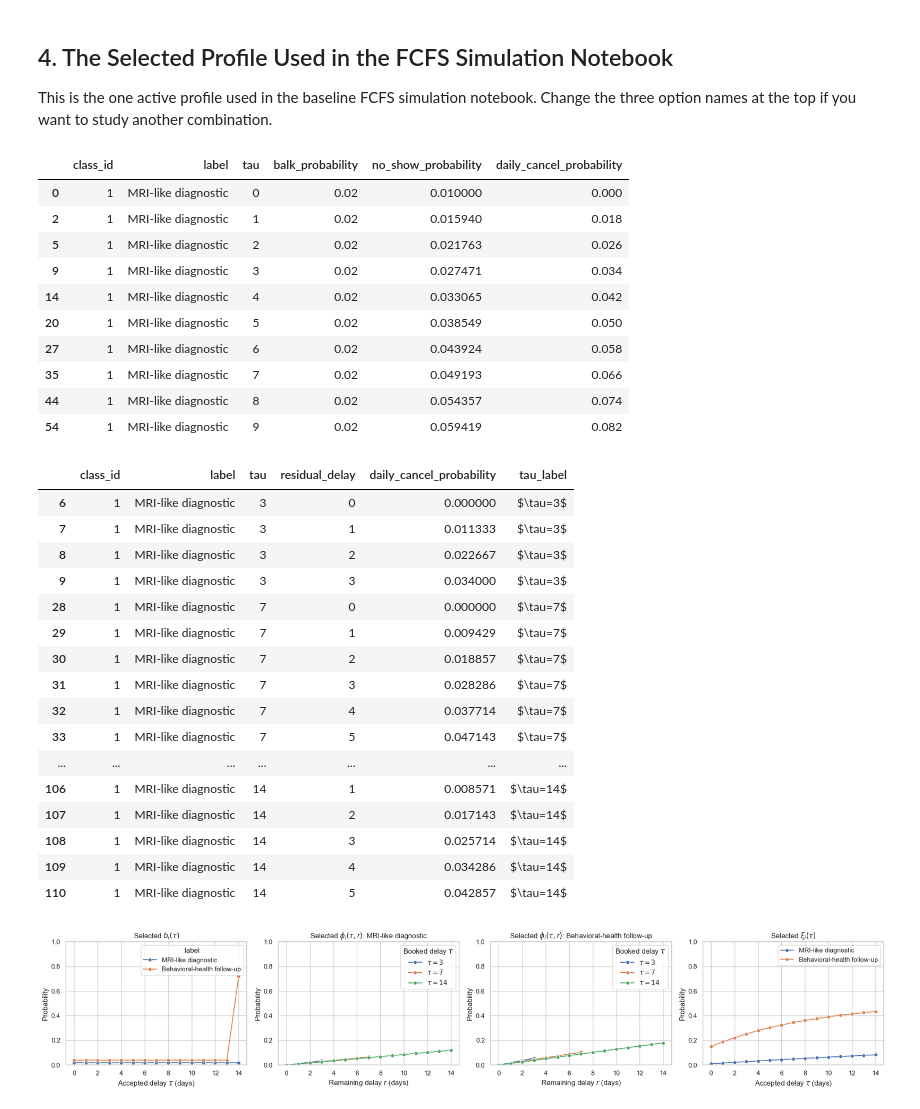
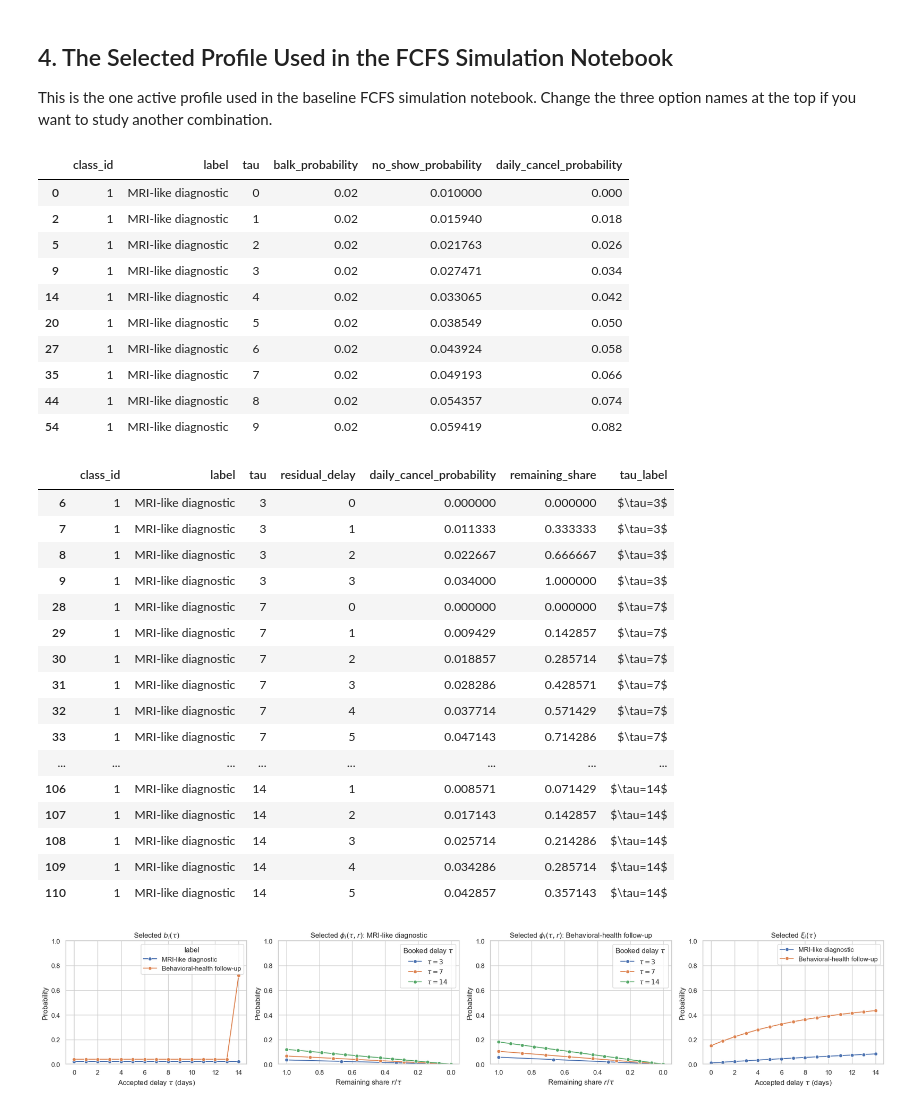
Before and after one commit to alexandre-sdd/research_cuimc_queuing, a Jupyter notebook: Notebooks/behavior_functions.ipynb, the cells around one changed output. Saved outputs shown, nothing was run; the diff lists cells and outputs as text; code cells hidden in the pictures.

Commit message:
docs: align behavior notebook cancellation plots

```diff
--- a/Notebooks/behavior_functions.ipynb
+++ b/Notebooks/behavior_functions.ipynb
@@ -270,6 +253,9 @@ SELECTED_CANCELLATION_SLICE = SELECTED_PROFILE.loc[
     SELECTED_PROFILE["tau"].isin(SELECTED_TAUS),
     ["class_id", "label", "tau", "residual_delay", "daily_cancel_probability"],
 ].copy()
+SELECTED_CANCELLATION_SLICE["remaining_share"] = (
+    SELECTED_CANCELLATION_SLICE["residual_delay"] / SELECTED_CANCELLATION_SLICE["tau"]
+)
 SELECTED_CANCELLATION_SLICE["tau_label"] = SELECTED_CANCELLATION_SLICE["tau"].map(
     lambda tau: rf"$\tau={tau}$"
 )
@@ -288,56 +274,57 @@ display(SELECTED_CANCELLATION_SLICE.head(18))
 | 35 | 1 | MRI-like diagnostic | 7 | 0.02 | 0.049193 | 0.066 |
 | 44 | 1 | MRI-like diagnostic | 8 | 0.02 | 0.054357 | 0.074 |
 | 54 | 1 | MRI-like diagnostic | 9 | 0.02 | 0.059419 | 0.082 |
-|  | class_id | label | tau | residual_delay | daily_cancel_probability | tau_label |
-| 6 | 1 | MRI-like diagnostic | 3 | 0 | 0.000000 | $\tau=3$ |
-| 7 | 1 | MRI-like diagnostic | 3 | 1 | 0.011333 | $\tau=3$ |
-| 8 | 1 | MRI-like diagnostic | 3 | 2 | 0.022667 | $\tau=3$ |
-| 9 | 1 | MRI-like diagnostic | 3 | 3 | 0.034000 | $\tau=3$ |
-| 28 | 1 | MRI-like diagnostic | 7 | 0 | 0.000000 | $\tau=7$ |
-| 29 | 1 | MRI-like diagnostic | 7 | 1 | 0.009429 | $\tau=7$ |
-| 30 | 1 | MRI-like diagnostic | 7 | 2 | 0.018857 | $\tau=7$ |
-| 31 | 1 | MRI-like diagnostic | 7 | 3 | 0.028286 | $\tau=7$ |
-| 32 | 1 | MRI-like diagnostic | 7 | 4 | 0.037714 | $\tau=7$ |
-| 33 | 1 | MRI-like diagnostic | 7 | 5 | 0.047143 | $\tau=7$ |
-| ... | ... | ... | ... | ... | ... | ... |
-| 106 | 1 | MRI-like diagnostic | 14 | 1 | 0.008571 | $\tau=14$ |
-| 107 | 1 | MRI-like diagnostic | 14 | 2 | 0.017143 | $\tau=14$ |
-| 108 | 1 | MRI-like diagnostic | 14 | 3 | 0.025714 | $\tau=14$ |
-| 109 | 1 | MRI-like diagnostic | 14 | 4 | 0.034286 | $\tau=14$ |
-| 110 | 1 | MRI-like diagnostic | 14 | 5 | 0.042857 | $\tau=14$ |
+|  | class_id | label | tau | residual_delay | daily_cancel_probability | remaining_share | tau_label |
+| 6 | 1 | MRI-like diagnostic | 3 | 0 | 0.000000 | 0.000000 | $\tau=3$ |
+| 7 | 1 | MRI-like diagnostic | 3 | 1 | 0.011333 | 0.333333 | $\tau=3$ |
+| 8 | 1 | MRI-like diagnostic | 3 | 2 | 0.022667 | 0.666667 | $\tau=3$ |
+| 9 | 1 | MRI-like diagnostic | 3 | 3 | 0.034000 | 1.000000 | $\tau=3$ |
+| 28 | 1 | MRI-like diagnostic | 7 | 0 | 0.000000 | 0.000000 | $\tau=7$ |
+| 29 | 1 | MRI-like diagnostic | 7 | 1 | 0.009429 | 0.142857 | $\tau=7$ |
+| 30 | 1 | MRI-like diagnostic | 7 | 2 | 0.018857 | 0.285714 | $\tau=7$ |
+| 31 | 1 | MRI-like diagnostic | 7 | 3 | 0.028286 | 0.428571 | $\tau=7$ |
+| 32 | 1 | MRI-like diagnostic | 7 | 4 | 0.037714 | 0.571429 | $\tau=7$ |
+| 33 | 1 | MRI-like diagnostic | 7 | 5 | 0.047143 | 0.714286 | $\tau=7$ |
+| ... | ... | ... | ... | ... | ... | ... | ... |
+| 106 | 1 | MRI-like diagnostic | 14 | 1 | 0.008571 | 0.071429 | $\tau=14$ |
+| 107 | 1 | MRI-like diagnostic | 14 | 2 | 0.017143 | 0.142857 | $\tau=14$ |
+| 108 | 1 | MRI-like diagnostic | 14 | 3 | 0.025714 | 0.214286 | $\tau=14$ |
+| 109 | 1 | MRI-like diagnostic | 14 | 4 | 0.034286 | 0.285714 | $\tau=14$ |
+| 110 | 1 | MRI-like diagnostic | 14 | 5 | 0.042857 | 0.357143 | $\tau=14$ |
 # %%
 fig, axes = plt.subplots(1, 4, figsize=(20, 4))
 
 sns.lineplot(data=SELECTED_TAU_PROFILE, x="tau", y="balk_probability", hue="label", marker="o", ax=axes[0])
 axes[0].set_title(r"Selected $b_i(\tau)$")
 axes[0].set_xlabel(r"Accepted delay $\tau$ (days)")
 axes[0].set_ylabel("Probability")
 axes[0].set_ylim(0, 1)
 
 for axis, class_id in zip(axes[1:3], (1, 2)):
     class_df = SELECTED_CANCELLATION_SLICE[SELECTED_CANCELLATION_SLICE["class_id"] == class_id]
     sns.lineplot(
         data=class_df,
-        x="residual_delay",
+        x="remaining_share",
         y="daily_cancel_probability",
         hue="tau_label",
         marker="o",
         ax=axis,
     )
     class_label = class_df["label"].iloc[0]
     axis.set_title(rf"Selected $\phi_i(\tau,r)$: {class_label}")
-    axis.set_xlabel(r"Remaining delay $r$ (days)")
+    axis.invert_xaxis()
+    axis.set_xlabel(r"Remaining share $r/\tau$")
     axis.set_ylabel("Probability")
     axis.set_ylim(0, 1)
     axis.legend(title=r"Booked delay $\tau$")
 
 sns.lineplot(data=SELECTED_TAU_PROFILE, x="tau", y="no_show_probability", hue="label", marker="o", ax=axes[3])
 axes[3].set_title(r"Selected $\xi_i(\tau)$")
 axes[3].set_xlabel(r"Accepted delay $\tau$ (days)")
 axes[3].set_ylabel("Probability")
 axes[3].set_ylim(0, 1)
 axes[3].legend(title="")
 
 plt.tight_layout()
 # %% [output]
-[figure, old version]
+[figure, new version]
```
Also changed, not shown: parts of 6 cells of this notebook, 1 other file.
